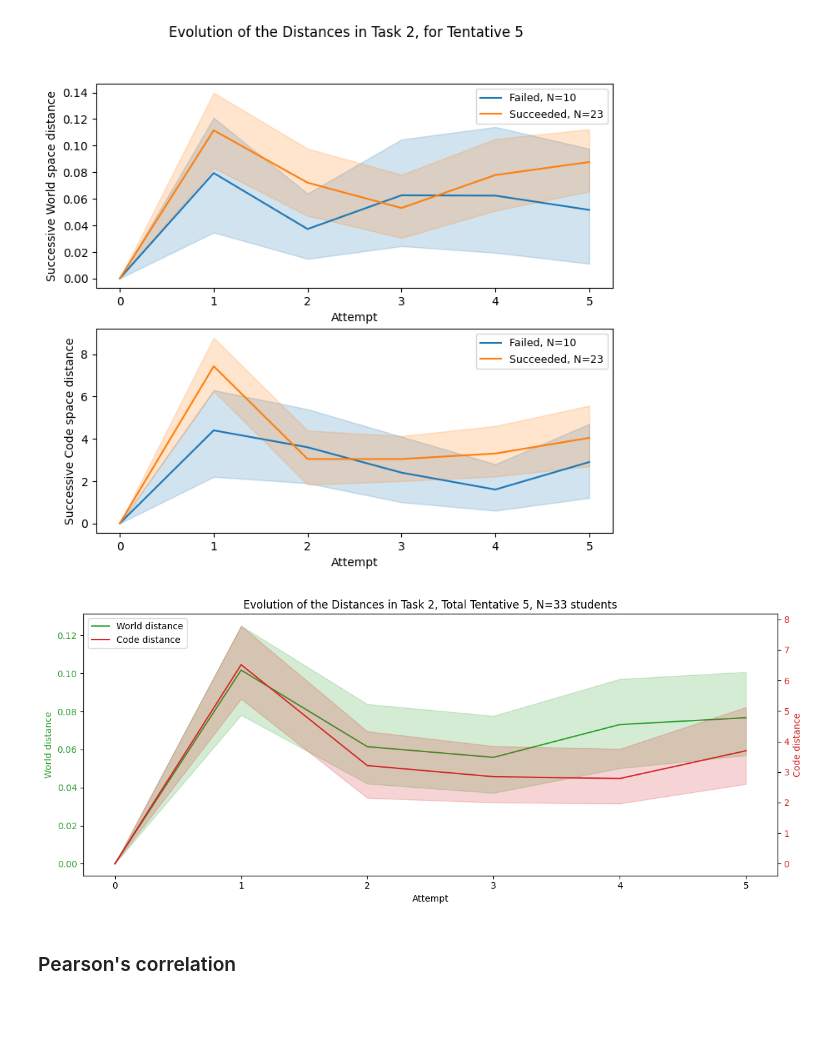
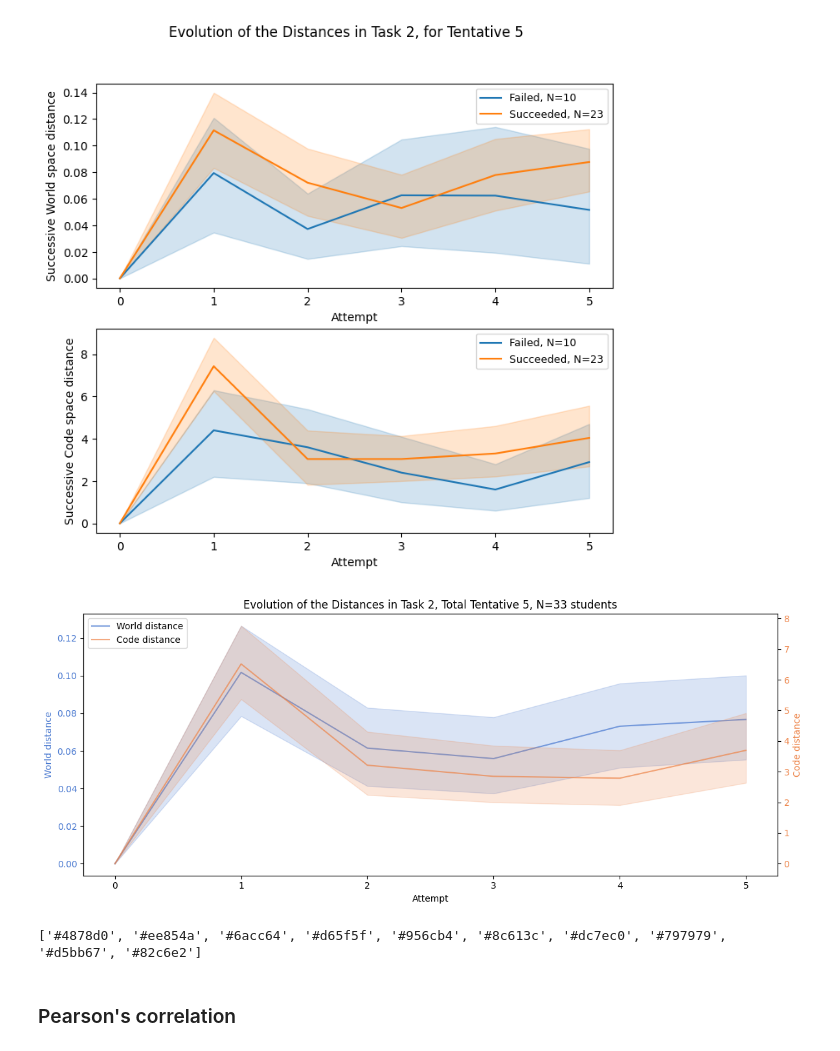
Before and after one commit to Ajkunas/PISA, a Jupyter notebook: old_notebooks/report_plots_generator.ipynb, the cells around one changed output. Saved outputs shown, nothing was run; the diff lists cells and outputs as text; code cells hidden in the pictures; blank space fills up the shorter version.

```diff
--- a/old_notebooks/report_plots_generator.ipynb
+++ b/old_notebooks/report_plots_generator.ipynb
@@ -349,38 +349,42 @@ import seaborn as sns
 
 # Filtering the data as per your requirements
 data_filtered = df_l2[df_l2['nb_tentative'] <= 10]
 data_filtered_tentative = data_filtered[data_filtered['nb_tentative'] == 5]
 
 nb_student = len(data_filtered_tentative['Student ID'].unique())
 
 if nb_student != 0:
     fig, ax1 = plt.subplots(figsize=(12, 5))
 
-    color1 = 'tab:green'
-    color2 = 'tab:red'
+    color1 = '#4878d0'
+    color2 = '#ee854a'
 
     ax1.set_xlabel('Attempt')
     ax1.set_ylabel('World distance', color=color1)
-    line1 = sns.lineplot(data=data_filtered_tentative, x='index', y='delta_successive', estimator='mean', ci=95, ax=ax1, color=color1)
+    line1 = sns.lineplot(data=data_filtered_tentative, x='index', y='delta_successive', estimator='mean', ci=95, ax=ax1, color=color1, alpha=0.7)
     ax1.tick_params(axis='y', labelcolor=color1)
 
     ax2 = ax1.twinx()
     ax2.set_ylabel('Code distance', color=color2)
-    line2 = sns.lineplot(data=data_filtered_tentative, x='index', y='Submission_TreeDist_Successive', estimator='mean', ci=95, ax=ax2, color=color2)
+    line2 = sns.lineplot(data=data_filtered_tentative, x='index', y='Submission_TreeDist_Successive', estimator='mean', ci=95, ax=ax2, color=color2, alpha=0.7)
     ax2.tick_params(axis='y', labelcolor=color2)
 
     plt.title(f"Evolution of the Distances in Task 2, Total Tentative 5, N={nb_student} students")
 
     # Manually adding the legend
     lines = [line1.lines[0], line2.lines[0]]
     labels = ['World distance', 'Code distance']
     ax1.legend(lines, labels, loc='upper left')
 
     plt.tight_layout()
     #plt.savefig(f"{folder}/world_code_distance_tentative_5_task_2.png")
     plt.show()
 # %% [output]
-[figure, old version]
+[figure, new version]
+# %%
+print(sns.color_palette("muted").as_hex())
+# %% [output]
+['#4878d0', '#ee854a', '#6acc64', '#d65f5f', '#956cb4', '#8c613c', '#dc7ec0', '#797979', '#d5bb67', '#82c6e2']
 # %% [markdown]
 ### Pearson's correlation
 # %%
```
Also changed, not shown: 16 other files.
